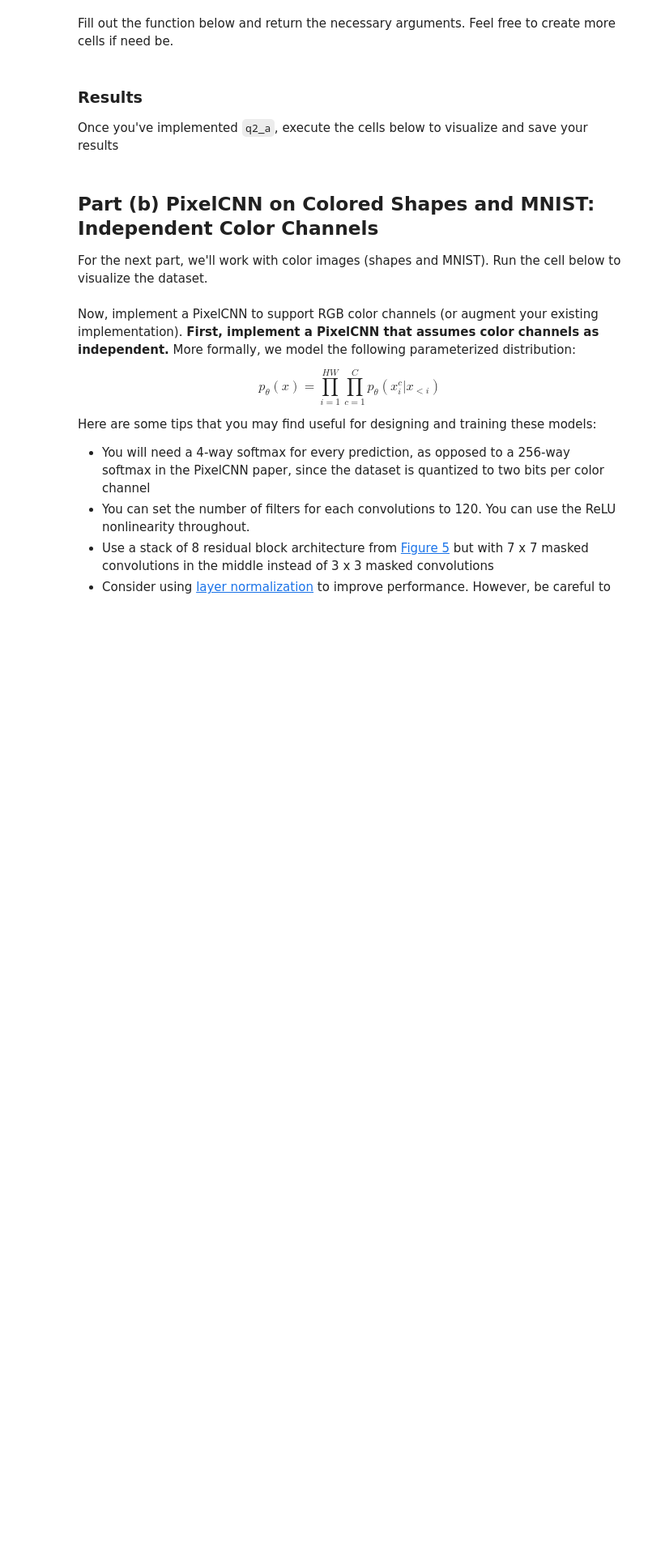
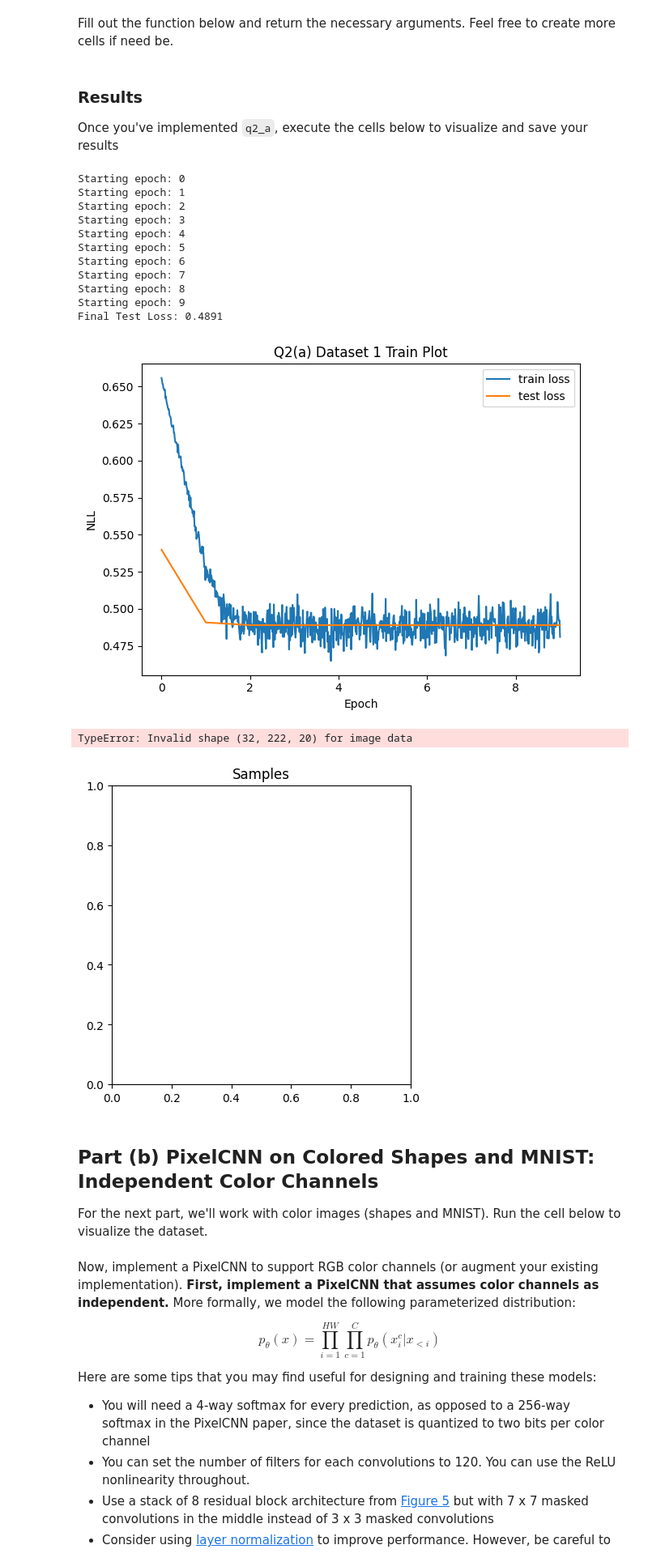
Before and after one commit to RobGhys/unsupervised-learn-by-ex, a Jupyter notebook: deepul-master/homeworks/hw1/hw1.ipynb, the cells around one changed output. Shown: that part at 81% size. Saved outputs shown, nothing was run; the diff lists cells and outputs as text; code cells hidden in the pictures; blank space fills up the shorter version.

```diff
--- a/deepul-master/homeworks/hw1/hw1.ipynb
+++ b/deepul-master/homeworks/hw1/hw1.ipynb
@@ -433,4 +433,39 @@ Checkout the Paper for more details: https://arxiv.org/abs/1601.06759
 3. 100 samples from the final trained model
 # %% [markdown]
 Fill out the function below and return the necessary arguments. Feel free to create more cells if need be.
+# %%
+def evaluate_test(model, test_data, batch_size):
+    model.eval()
+    total_loss = 0
+    num_batches = len(test_data) // batch_size
+
+    with torch.no_grad():  # Disable gradient computation
+        for i in range(num_batches):
+            start_idx = i * batch_size
+            end_idx = start_idx + batch_size
+            batch = test_data[start_idx:end_idx]
+
+            logits = model(batch)
+            loss = F.binary_cross_entropy_with_logits(
+                logits, (batch + 1) / 2
+            )
+            total_loss += loss.item()
+
+    return total_loss / num_batches
+# %%
+def sample_from_model(model, image_shape, n_samples=100):
+    model.eval()
+    samples = torch.zeros((n_samples, 1, *image_shape)).to(next(model.parameters()).device)
+
+    with torch.no_grad():
+        # Generate each pixel conditioned on previous pixels
+        for i in range(image_shape[0]):
+            for j in range(image_shape[1]):
+                logits = model(samples)
+                probs = torch.sigmoid(logits[:, :, i, j])
+                samples[:, :, i, j] = torch.bernoulli(probs)
+
+    # Convert to binary values in {0, 1}
+    samples = (samples > 0.5).float()
+    return samples
 # %%
@@ -458,0 +549,19 @@ q2a_save_results(2, q2_a)
+# %%
+#q2a_save_results(1, q2_a)
+from cust_help import q2a_save_results_cust
+q2a_save_results_cust(1, q2_a)
+# %% [output]
+Starting epoch: 0
+Starting epoch: 1
+Starting epoch: 2
+Starting epoch: 3
+Starting epoch: 4
+Starting epoch: 5
+Starting epoch: 6
+Starting epoch: 7
+Starting epoch: 8
+Starting epoch: 9
+Final Test Loss: 0.4891
+[figure, added]
+TypeError: Invalid shape (32, 222, 20) for image data
+[figure, added]
```
Also changed, not shown: parts of 8 cells of this notebook, 4 other files.
